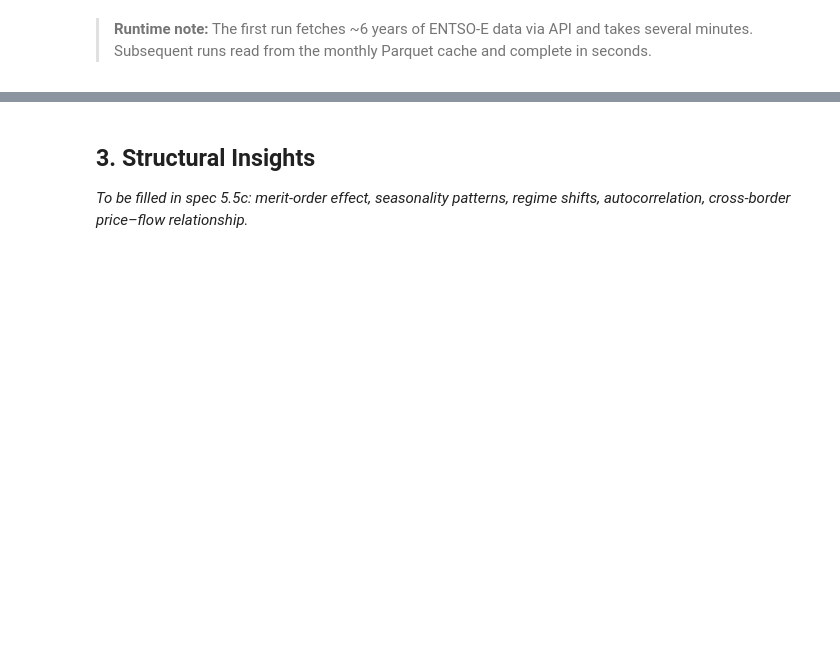
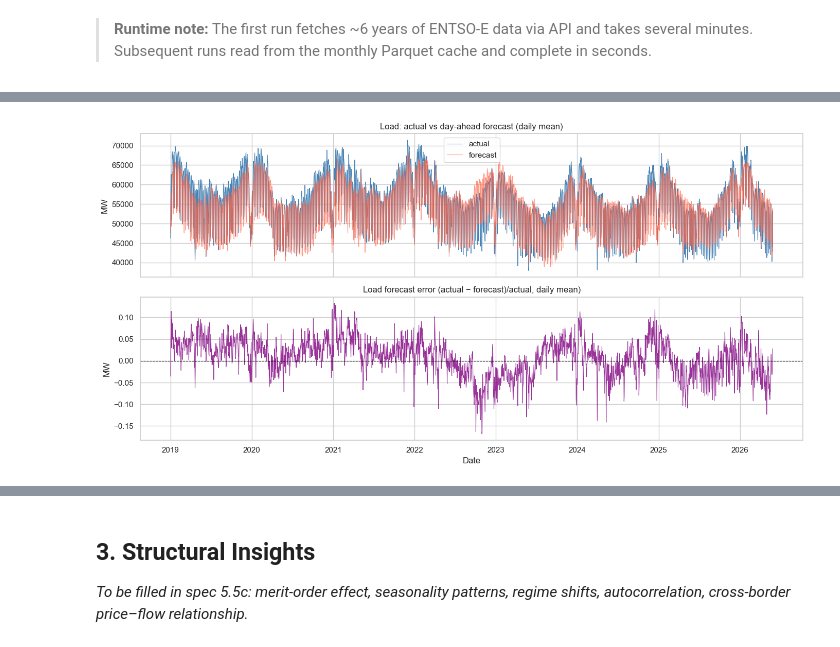
Before and after one commit to soentkeblindow/energy-price-forecast, a Jupyter notebook: notebooks/01_data_exploration.ipynb, the cells around one changed output, grey strips where cells are left out. Drawn from its saved outputs; the diff is of its cells as text; code cells hidden in the pictures; blank space fills up the shorter version.

```diff
--- a/notebooks/01_data_exploration.ipynb
+++ b/notebooks/01_data_exploration.ipynb
@@ -66,0 +110,28 @@ plausibility checks._
+# %%
+daily_load = df[["load_actual", "load_forecast_day_ahead"]].resample("D").mean()
+
+fig, (ax1, ax2) = plt.subplots(2, 1, figsize=(14, 7), sharex=True)
+
+ax1.plot(
+    daily_load.index, daily_load["load_actual"],
+    lw=0.8, label="actual", color="steelblue",
+)
+ax1.plot(
+    daily_load.index, daily_load["load_forecast_day_ahead"],
+    lw=0.8, label="forecast", color="tomato", alpha=0.7,
+)
+ax1.set_title("Load: actual vs day-ahead forecast (daily mean)")
+ax1.set_ylabel("MW")
+ax1.legend()
+
+daily_error = ((df["load_actual"] - df["load_forecast_day_ahead"])/df["load_actual"]).resample("D").mean()
+ax2.plot(daily_error.index, daily_error.values, lw=0.8, color="purple", alpha=0.8)
+ax2.axhline(0, color="black", lw=0.8, linestyle="--")
+ax2.set_title("Load forecast error (actual − forecast)/actual, daily mean)")
+ax2.set_ylabel("MW")
+ax2.set_xlabel("Date")
+
+plt.tight_layout()
+plt.show()
+# %% [output]
+[figure, added]
```
Also changed, not shown: parts of 26 cells of this notebook, 4 other files.
